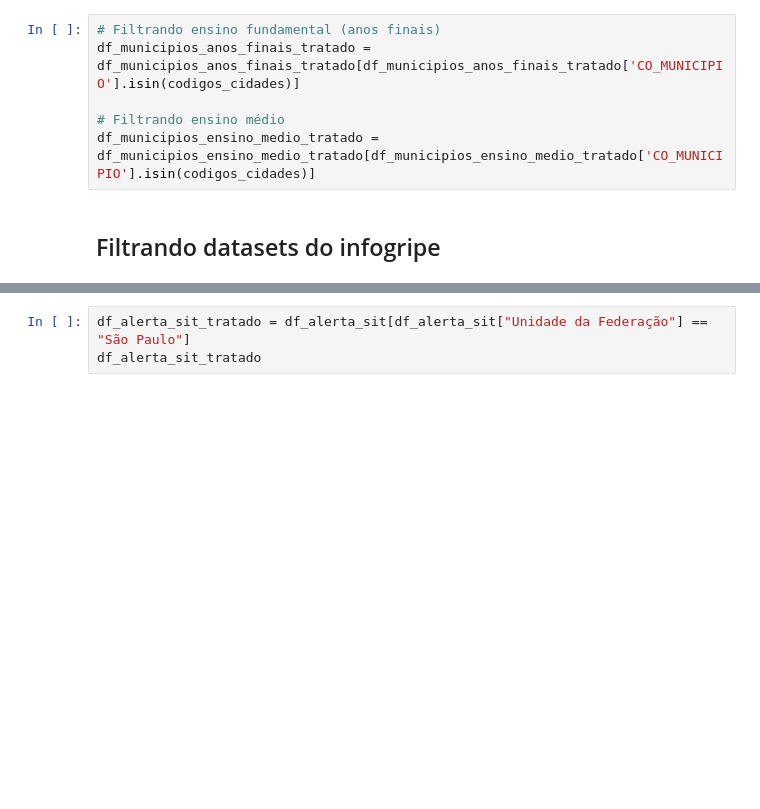
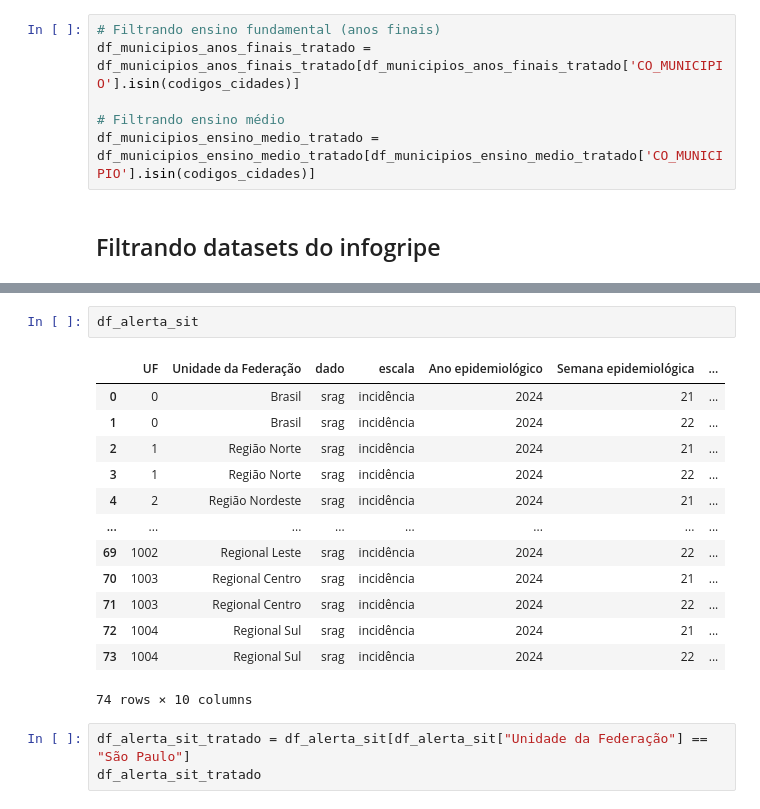
Before and after one commit to cesarfkb/trabalho-CD-semestral, a Jupyter notebook: Projeto_S1_CD.ipynb, the cells around one changed output, grey strips where cells are left out. Drawn from its saved outputs; the diff is of its cells as text; blank space fills up the shorter version.

```diff
--- a/Projeto_S1_CD.ipynb
+++ b/Projeto_S1_CD.ipynb
@@ -342,3 +267,19 @@ for cidade in nome_cidades:
+# %%
+df_alerta_sit
+# %% [output]
+|  | UF | Unidade da Federação | dado | escala | Ano epidemiológico | Semana epidemiológica | ... |
+| 0 | 0 | Brasil | srag | incidência | 2024 | 21 | ... |
+| 1 | 0 | Brasil | srag | incidência | 2024 | 22 | ... |
+| 2 | 1 | Região Norte | srag | incidência | 2024 | 21 | ... |
+| 3 | 1 | Região Norte | srag | incidência | 2024 | 22 | ... |
+| 4 | 2 | Região Nordeste | srag | incidência | 2024 | 21 | ... |
+| ... | ... | ... | ... | ... | ... | ... | ... |
+| 69 | 1002 | Regional Leste | srag | incidência | 2024 | 22 | ... |
+| 70 | 1003 | Regional Centro | srag | incidência | 2024 | 21 | ... |
+| 71 | 1003 | Regional Centro | srag | incidência | 2024 | 22 | ... |
+| 72 | 1004 | Regional Sul | srag | incidência | 2024 | 21 | ... |
+| 73 | 1004 | Regional Sul | srag | incidência | 2024 | 22 | ... |
+74 rows × 10 columns
 # %%
 df_alerta_sit_tratado = df_alerta_sit[df_alerta_sit["Unidade da Federação"] == "São Paulo"]
 df_alerta_sit_tratado
```
Also changed, not shown: parts of 51 cells of this notebook.
